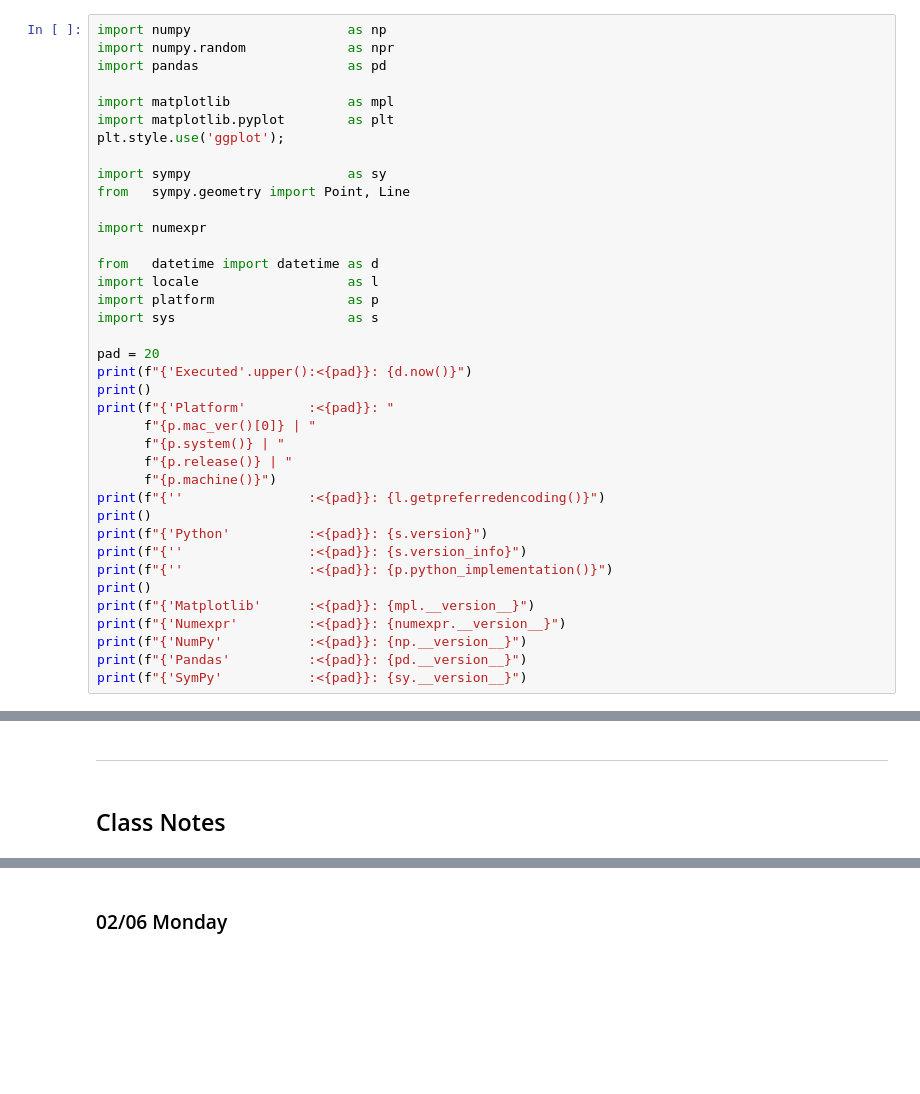
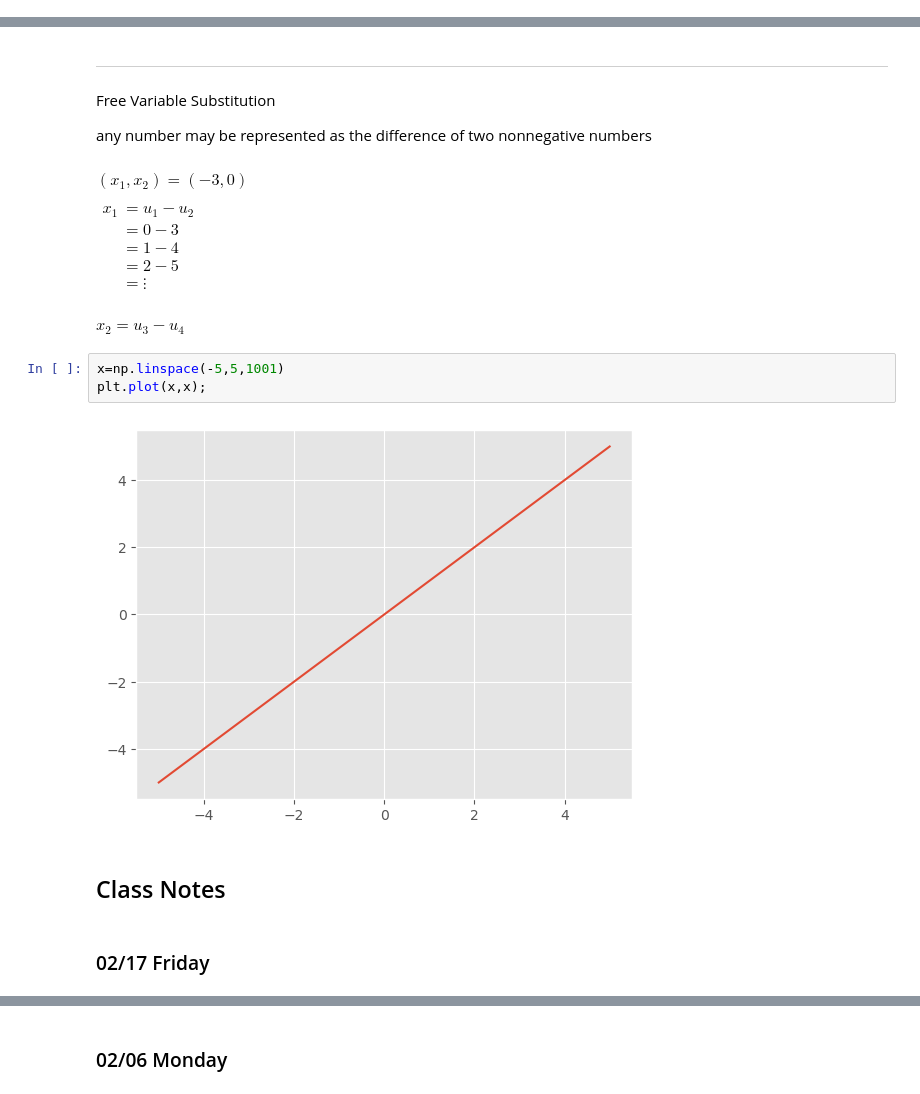
Before and after one commit to heracliteanflux/linear-programming, a Jupyter notebook: notebook.ipynb, the cells around one changed output, grey strips where cells are left out. Cells and saved outputs as stored; diff of their text form; blank space fills up the shorter version.

```diff
--- a/notebook.ipynb
+++ b/notebook.ipynb
@@ -10,41 +8,3 @@ Based on Prof. Christopher Byrne's lecture materials and his _Linear Programs I:
 ---
 # %% [markdown]
 ## Imports & Environment
-# %%
-import numpy                    as np
-import numpy.random             as npr
-import pandas                   as pd
-
-import matplotlib               as mpl
-import matplotlib.pyplot        as plt
-plt.style.use('ggplot');
-
-import sympy                    as sy
-from   sympy.geometry import Point, Line
-
-import numexpr
-
-from   datetime import datetime as d
-import locale                   as l
-import platform                 as p
-import sys                      as s
-
-pad = 20
-print(f"{'Executed'.upper():<{pad}}: {d.now()}")
-print()
-print(f"{'Platform'        :<{pad}}: "
-      f"{p.mac_ver()[0]} | "
-      f"{p.system()} | "
-      f"{p.release()} | "
-      f"{p.machine()}")
-print(f"{''                :<{pad}}: {l.getpreferredencoding()}")
-print()
-print(f"{'Python'          :<{pad}}: {s.version}")
-print(f"{''                :<{pad}}: {s.version_info}")
-print(f"{''                :<{pad}}: {p.python_implementation()}")
-print()
-print(f"{'Matplotlib'      :<{pad}}: {mpl.__version__}")
-print(f"{'Numexpr'         :<{pad}}: {numexpr.__version__}")
-print(f"{'NumPy'           :<{pad}}: {np.__version__}")
-print(f"{'Pandas'          :<{pad}}: {pd.__version__}")
-print(f"{'SymPy'           :<{pad}}: {sy.__version__}")
@@ -627,5 +572,30 @@ x&\ge0
 $
 # %% [markdown]
 ---
+# %% [markdown]
+Free Variable Substitution
+
+any number may be represented as the difference of two nonnegative numbers
+# %% [markdown]
+$(x_1,x_2)=(-3,0)$
+
+$
+\begin{aligned}
+x_1&=u_1-u_2\\
+&=0-3\\
+&=1-4\\
+&=2-5\\
+&=\vdots\\
+\end{aligned}
+$
+
+$x_2=u_3-u_4$
+# %%
+x=np.linspace(-5,5,1001)
+plt.plot(x,x);
+# %% [output]
+[figure, added]
 # %% [markdown]
 ## Class Notes
+# %% [markdown]
+### 02/17 Friday
```
Also changed, not shown: parts of 22 cells of this notebook, 1 other file.
